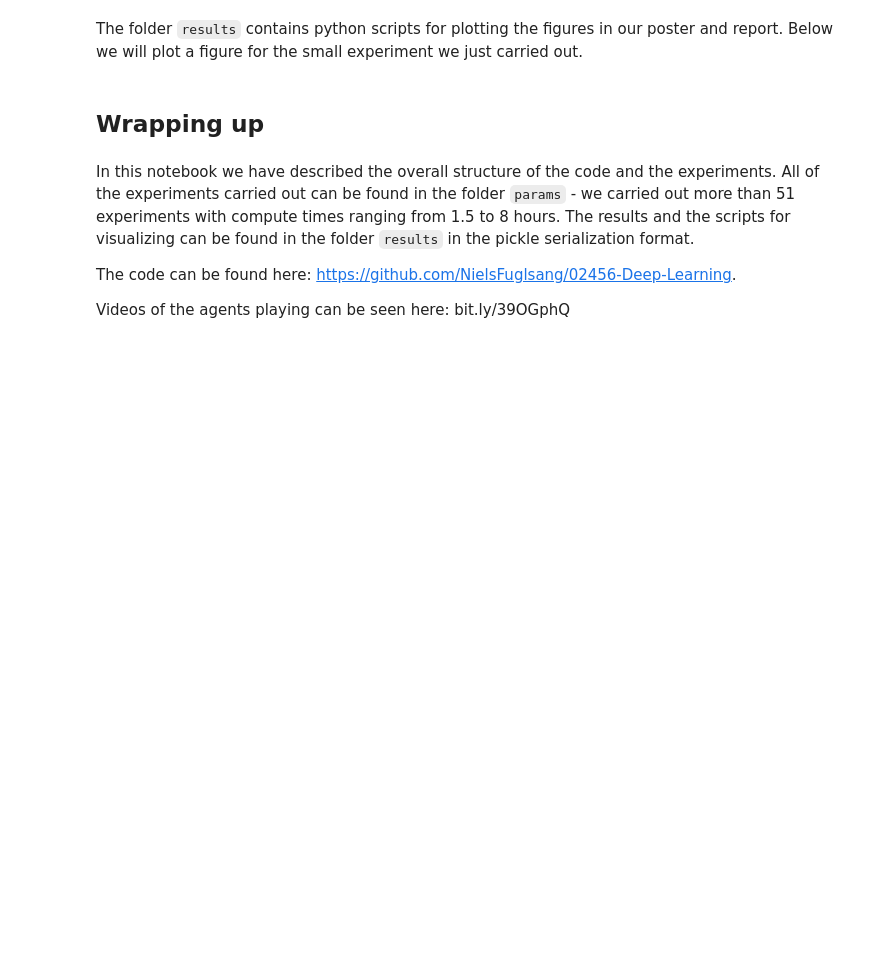
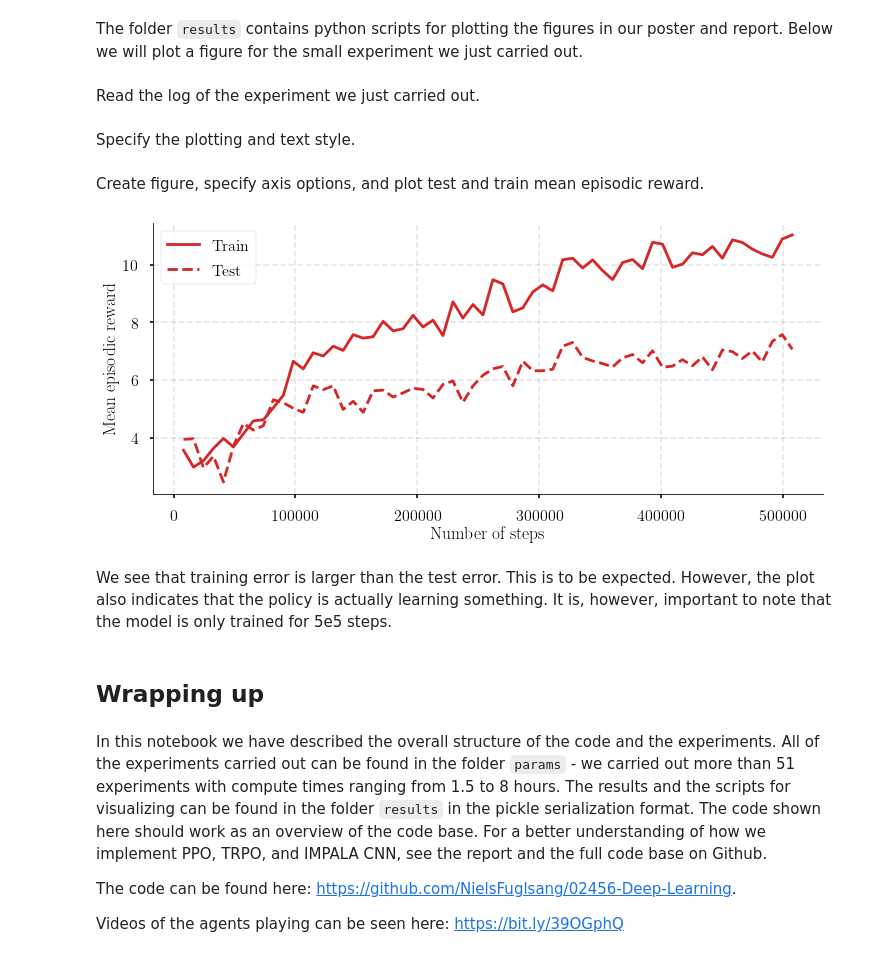
Before and after one commit to NielsFuglsang/02456-Deep-Learning, a Jupyter notebook: overview.ipynb, the cells around one changed output. Saved outputs shown, nothing was run; the diff lists cells and outputs as text; code cells hidden in the pictures; blank space fills up the shorter version.

Commit message:
Update overview notebook

```diff
--- a/overview.ipynb
+++ b/overview.ipynb
@@ -295,8 +306,36 @@ The folder `results` contains python scripts for plotting the figures in our pos
+# %% [markdown]
+Read the log of the experiment we just carried out.
+# %%
+exp = torch.load('overview.pt', map_location=torch.device('cpu'))
+# %% [markdown]
+Specify the plotting and text style.
+# %%
+plt.style.use('seaborn-poster')
+plt.rc('grid', linestyle="--", color='grey', alpha=0.2)
+rc('font', **{'family': 'serif'})
+rc('text', usetex=True)
+# %% [markdown]
+Create figure, specify axis options, and plot test and train mean episodic reward.
+# %%
+fig, ax = plt.subplots(figsize=(12,5))
+ax.grid(True)
+ax.spines['top'].set_visible(False)
+ax.spines['right'].set_visible(False)
+ax.plot(exp['step'], exp['train_mean_reward'], 'C3')
+ax.plot(exp['step'], exp['test_mean_reward'], 'C3--')
+ax.set_xlabel('Number of steps')
+ax.set_ylabel('Mean episodic reward')
+ax.legend(['Train', 'Test'])
+plt.show()
+# %% [output]
+[figure, added]
+# %% [markdown]
+We see that training error is larger than the test error. This is to be expected. However, the plot also indicates that the policy is actually learning something. It is, however, important to note that the model is only trained for 5e5 steps.
 # %% [markdown]
 ## Wrapping up
 # %% [markdown]
-In this notebook we have described the overall structure of the code and the experiments. All of the experiments carried out can be found in the folder `params` - we carried out more than 51 experiments with compute times ranging from 1.5 to 8 hours. The results and the scripts for visualizing can be found in the folder `results` in the pickle serialization format.
+In this notebook we have described the overall structure of the code and the experiments. All of the experiments carried out can be found in the folder `params` - we carried out more than 51 experiments with compute times ranging from 1.5 to 8 hours. The results and the scripts for visualizing can be found in the folder `results` in the pickle serialization format. The code shown here should work as an overview of the code base. For a better understanding of how we implement PPO, TRPO, and IMPALA CNN, see the report and the full code base on Github.
 
 The code can be found here: https://github.com/NielsFuglsang/02456-Deep-Learning.
 
-Videos of the agents playing can be seen here: bit.ly/39OGphQ
+Videos of the agents playing can be seen here: https://bit.ly/39OGphQ
```
Also changed, not shown: parts of 3 cells of this notebook.
